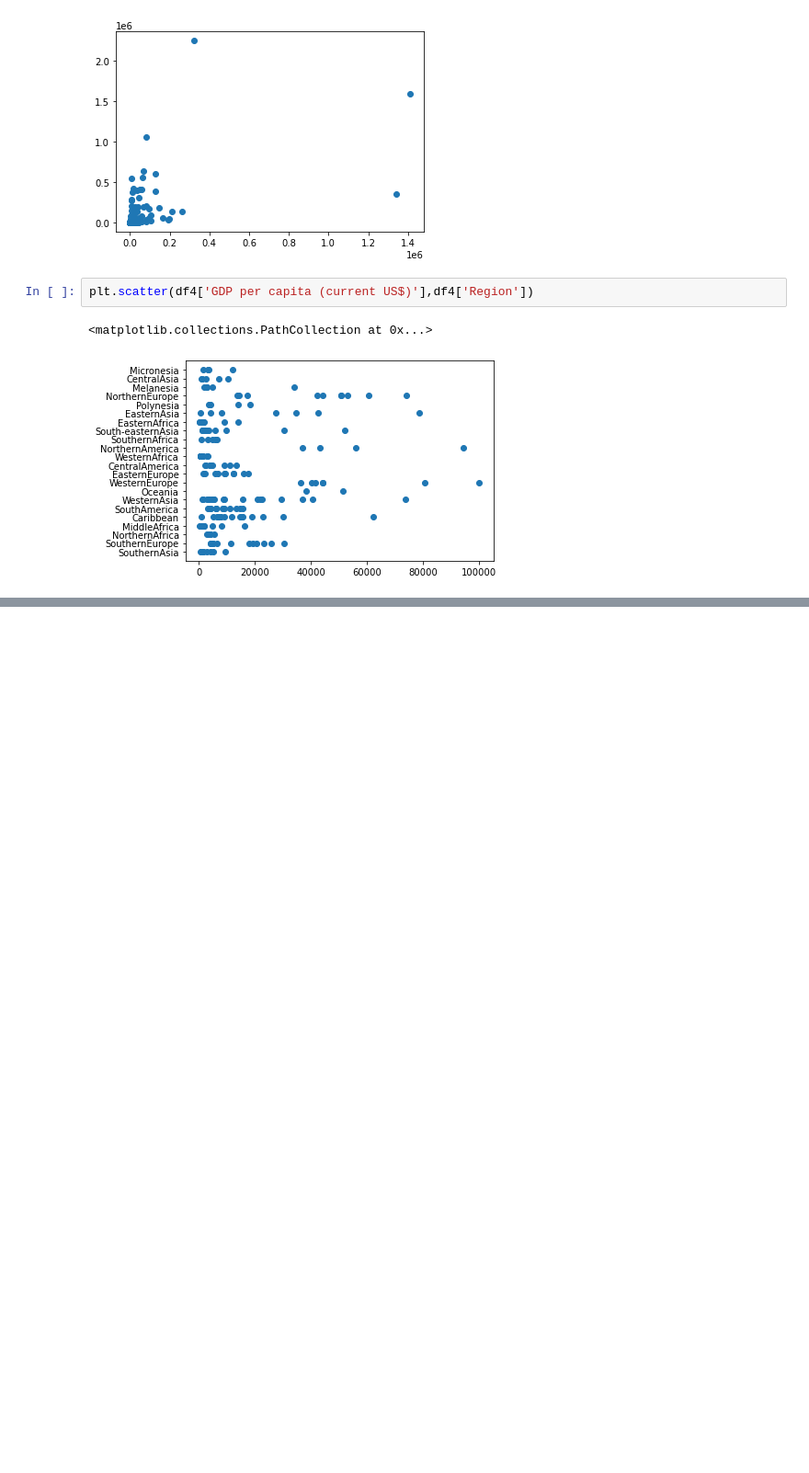
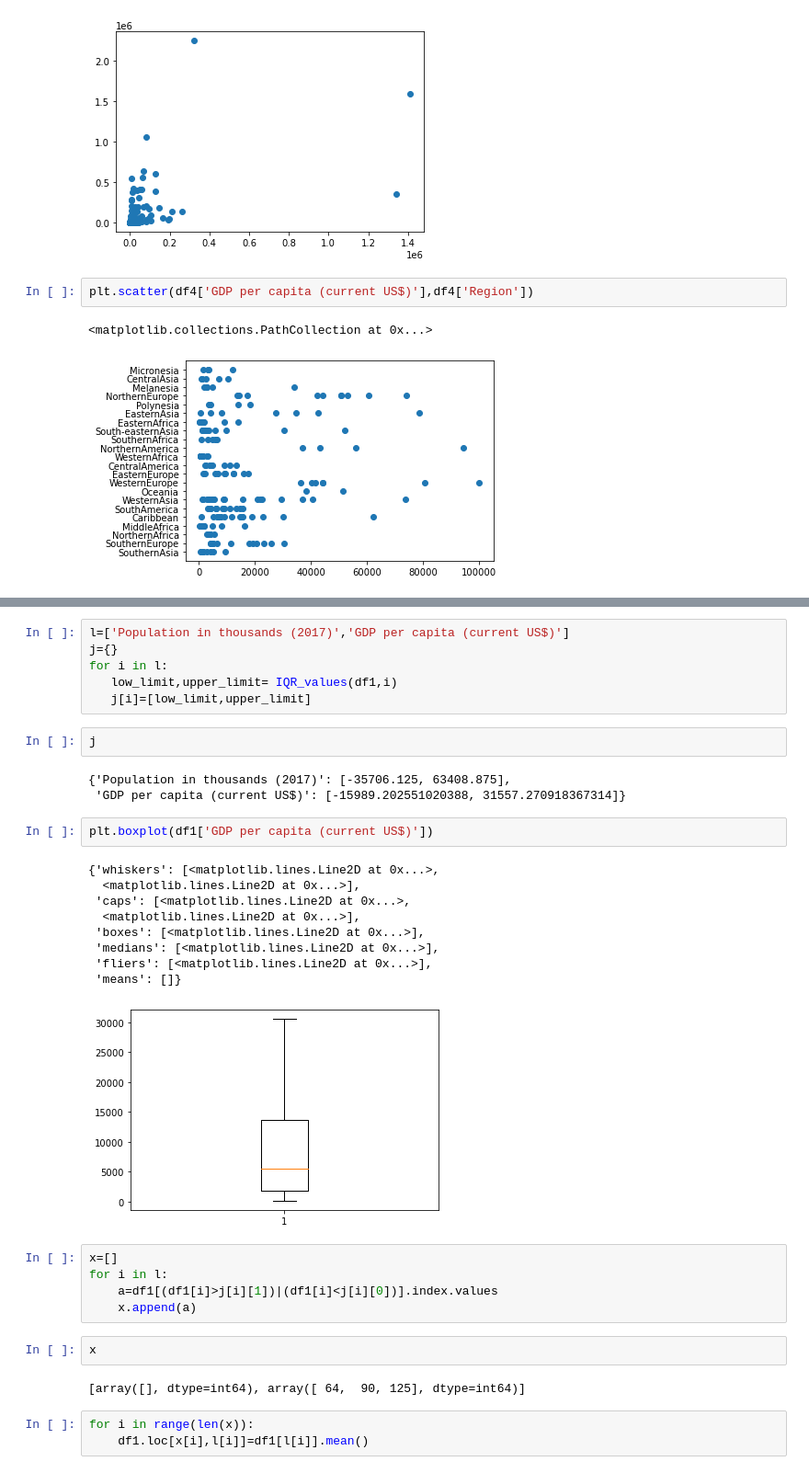
Before and after one commit to 4fth4b/python-base-3, a Jupyter notebook: gdp.ipynb, the cells around one changed output, grey strips where cells are left out. Shown at 92% size. Cells and saved outputs as stored; diff of their text form; blank space fills up the shorter version.

```diff
--- a/gdp.ipynb
+++ b/gdp.ipynb
@@ -153,0 +179,35 @@ plt.scatter(df4['GDP per capita (current US$)'],df4['Region'])
+# %%
+l=['Population in thousands (2017)','GDP per capita (current US$)']
+j={}
+for i in l:
+   low_limit,upper_limit= IQR_values(df1,i)
+   j[i]=[low_limit,upper_limit]
+# %%
+j
+# %% [output]
+{'Population in thousands (2017)': [-35706.125, 63408.875],
+ 'GDP per capita (current US$)': [-15989.202551020388, 31557.270918367314]}
+# %%
+plt.boxplot(df1['GDP per capita (current US$)'])
+# %% [output]
+{'whiskers': [<matplotlib.lines.Line2D at 0x...>,
+  <matplotlib.lines.Line2D at 0x...>],
+ 'caps': [<matplotlib.lines.Line2D at 0x...>,
+  <matplotlib.lines.Line2D at 0x...>],
+ 'boxes': [<matplotlib.lines.Line2D at 0x...>],
+ 'medians': [<matplotlib.lines.Line2D at 0x...>],
+ 'fliers': [<matplotlib.lines.Line2D at 0x...>],
+ 'means': []}
+[figure, added]
+# %%
+x=[]
+for i in l:
+    a=df1[(df1[i]>j[i][1])|(df1[i]<j[i][0])].index.values
+    x.append(a)
+# %%
+x
+# %% [output]
+[array([], dtype=int64), array([ 64,  90, 125], dtype=int64)]
+# %%
+for i in range(len(x)):
+    df1.loc[x[i],l[i]]=df1[l[i]].mean()
```
Also changed, not shown: parts of 3 cells of this notebook, 3 other files.
